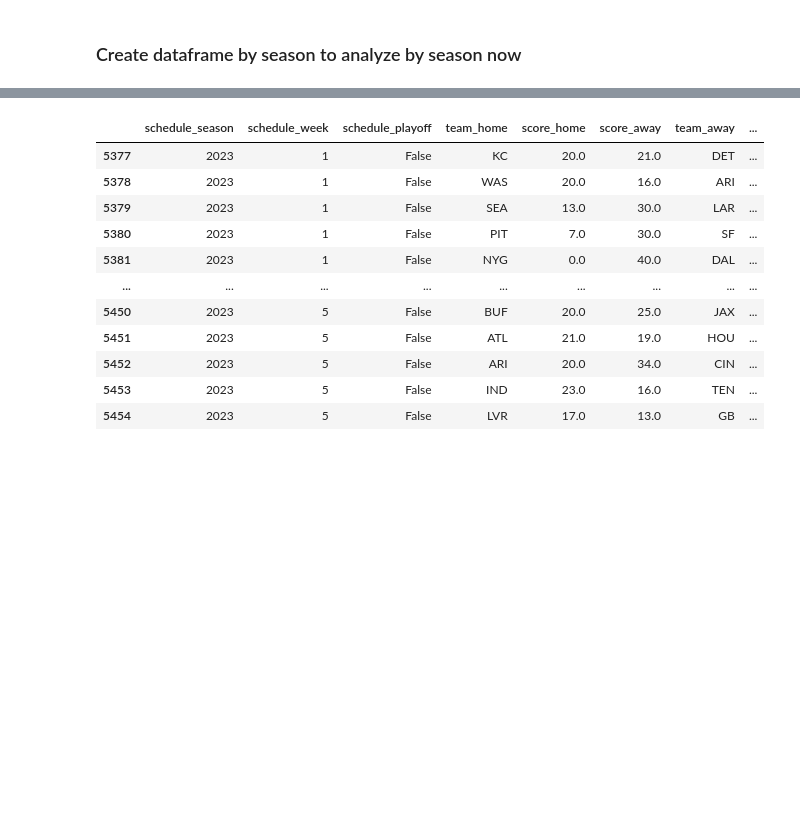
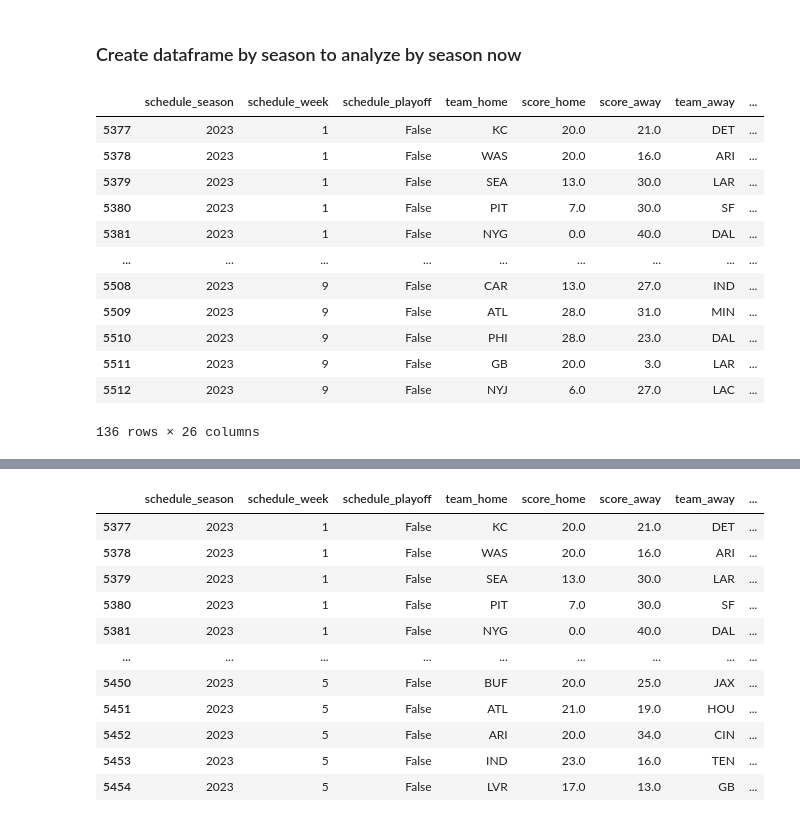
Before and after one commit to tsully54/NFLspreads, a Jupyter notebook: Notebook1.ipynb, the cells around one changed output, grey strips where cells are left out. Cells and saved outputs as stored; diff of their text form; code cells hidden in the pictures; blank space fills up the shorter version.

```diff
--- a/Notebook1.ipynb
+++ b/Notebook1.ipynb
@@ -486,3 +545,21 @@ team_ou
 season_dfs = {}
 for year in games['schedule_season']:
     season_dfs[f'games{year}']= games[games['schedule_season']==year]
+# %%
+df_23 = season_dfs['games2023']
+
+df_23
+# %% [output]
+|  | schedule_season | schedule_week | schedule_playoff | team_home | score_home | score_away | team_away | ... |
+| 5377 | 2023 | 1 | False | KC | 20.0 | 21.0 | DET | ... |
+| 5378 | 2023 | 1 | False | WAS | 20.0 | 16.0 | ARI | ... |
+| 5379 | 2023 | 1 | False | SEA | 13.0 | 30.0 | LAR | ... |
+| 5380 | 2023 | 1 | False | PIT | 7.0 | 30.0 | SF | ... |
+| 5381 | 2023 | 1 | False | NYG | 0.0 | 40.0 | DAL | ... |
+| ... | ... | ... | ... | ... | ... | ... | ... | ... |
+| 5508 | 2023 | 9 | False | CAR | 13.0 | 27.0 | IND | ... |
+| 5509 | 2023 | 9 | False | ATL | 28.0 | 31.0 | MIN | ... |
+| 5510 | 2023 | 9 | False | PHI | 28.0 | 23.0 | DAL | ... |
+| 5511 | 2023 | 9 | False | GB | 20.0 | 3.0 | LAR | ... |
+| 5512 | 2023 | 9 | False | NYJ | 6.0 | 27.0 | LAC | ... |
+136 rows × 26 columns
```
Also changed, not shown: parts of 15 cells of this notebook, 1 other file.
